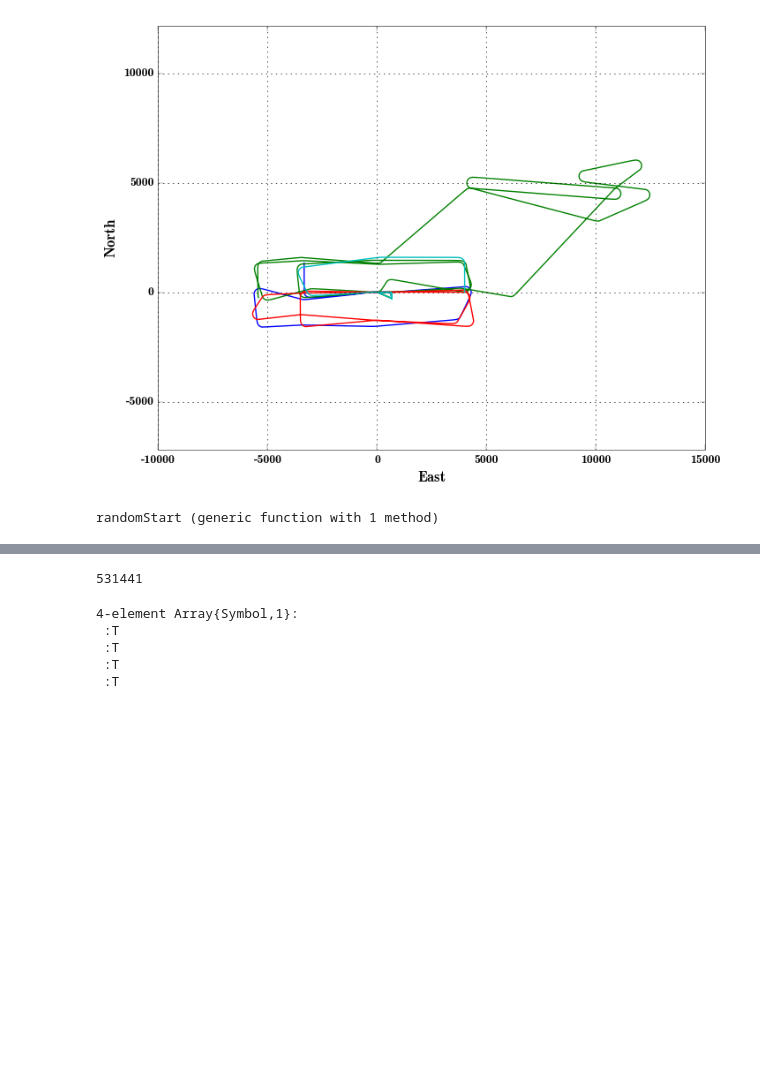
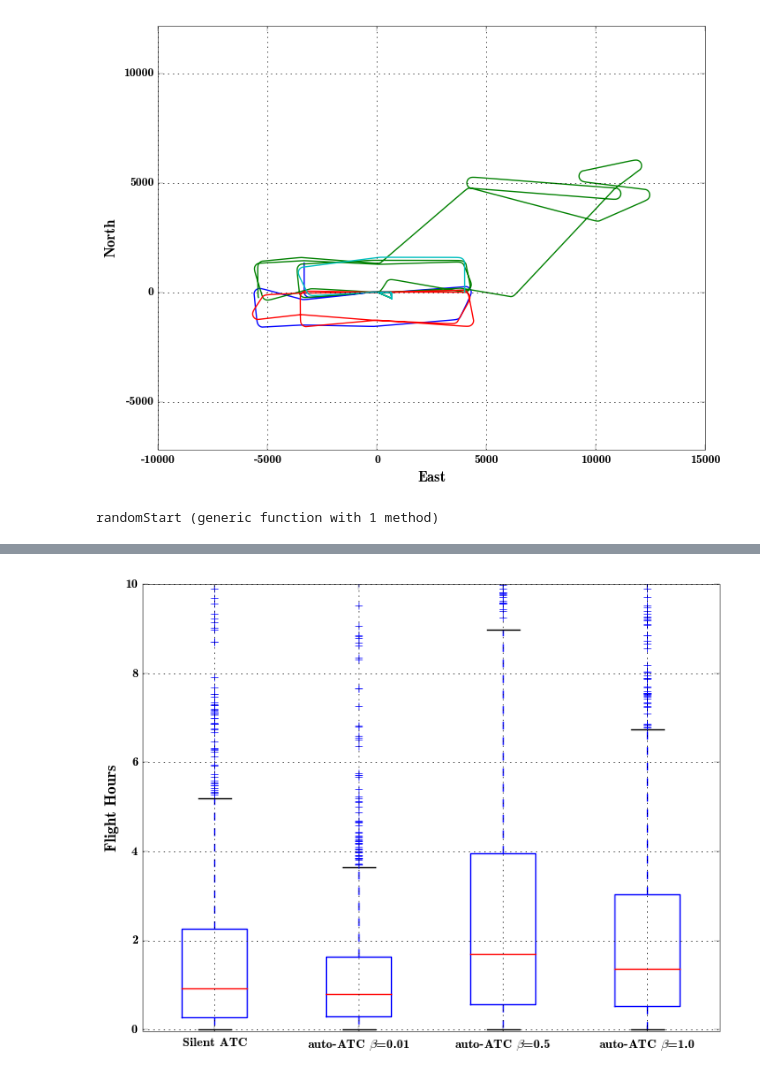
Before and after one commit to sisl/autoATC, a Jupyter notebook: 3dsim.ipynb, the cells around one changed output, grey strips where cells are left out. Saved outputs shown, nothing was run; the diff lists cells and outputs as text; code cells hidden in the pictures; blank space fills up the shorter version.

Commit message:
added flight time to sim output

```diff
--- a/3dsim.ipynb
+++ b/3dsim.ipynb
@@ -118,6 +118,9 @@ srand(rng,uint32(1))
 N = 1000
 tStat = zeros(3,3,N)
 alertCounts = zeros(Uint64, 3,3,N)
+
+flightTimes = zeros(3,3,N)
+
 collisionPos = {:MDP=> zeros(3,N,3),:MDP2=> zeros(3,N,3), :None=> zeros(3,N,3)} #Last 3 is for 3D position @ collision
 
 stop = false
@@ -142,7 +145,7 @@ betaIdx = 0
         aircraftList = randomStart()
         sStart = [ac.navDest[1] for ac in aircraftList]
 
-        (idmin, tmax, alertCount) = simulate!(aircraftList,3600*20,true,atcType,false);
+            (idmin, tmax, alertCount, flightTime) = simulate!(aircraftList,3600*20,true,atcType,false);
 
         collisionPos[atcType][betaIdx,i,:] = Float64[NaN, NaN, NaN]
         if !(0 in idmin)
@@ -158,6 +161,7 @@ betaIdx = 0
 
         alertCounts[betaIdx, atcIdx, i] = alertCount
         tStat[betaIdx, atcIdx, i] = tmax
+        flightTimes[betaIdx, atcIdx, i] = flightTime
     end
   end
 end
@@ -309,12 +306,11 @@ elapsed time: 0.142102712 seconds (5833776 bytes allocated)
-# %%
-NS
-# %% [output]
-531441
-# %%
-S[PiStarFun(S[NS])[1]]
-# %% [output]
-4-element Array{Symbol,1}:
- :T
- :T
- :T
- :T
+# %%
+boxData = {flightTimes[1,3,:], flightTimes[1,1,:], flightTimes[2,1,:], flightTimes[3,1,:]}/4/3600
+PyPlot.boxplot(boxData)
+
+PyPlot.ylim([-0.05,10])
+PyPlot.ylabel("Flight Hours")
+PyPlot.xticks(1:4, ["Silent ATC", "auto-ATC \$\\beta\$=0.01", "auto-ATC \$\\beta\$=0.5", "auto-ATC \$\\beta\$=1.0"])
+PyPlot.grid("on")
+#plt.savefig("/home/zouhair/Dropbox/AA229/project/ATMS2015/flight_hours.pgf", bbox_inches="tight")
+# %% [output]
+[figure, added]
```
Also changed, not shown: parts of 6 cells of this notebook, 1 other file.
